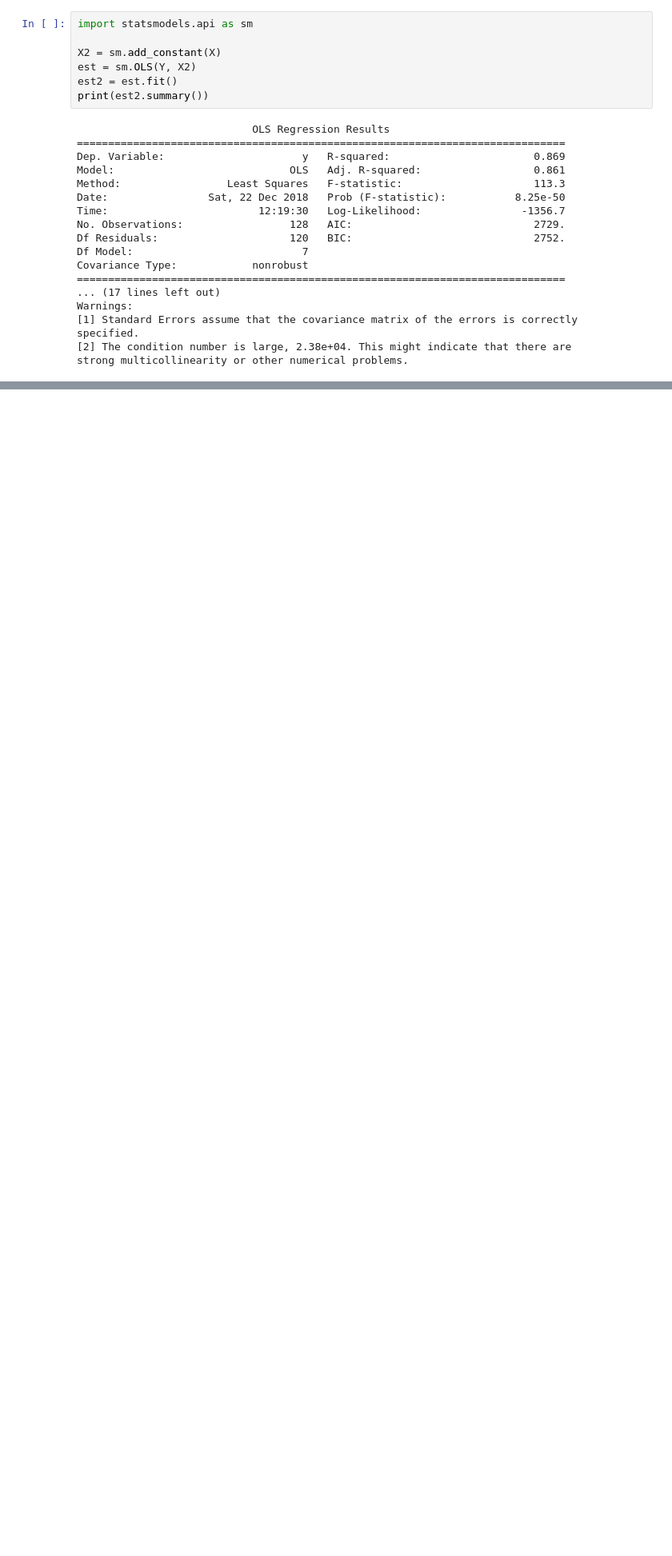
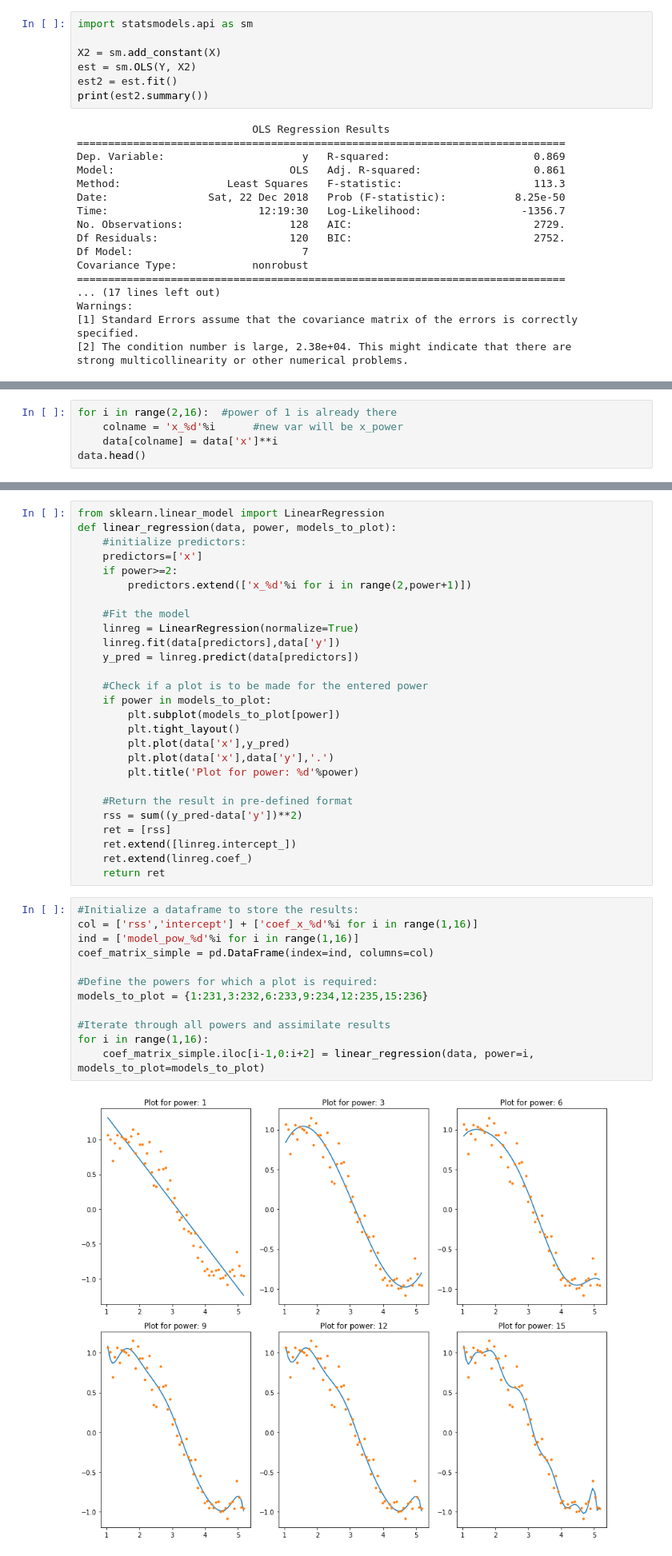
Before and after one commit to ywchiu/holintech, a Jupyter notebook: Demo20181222.ipynb, the cells around one changed output, grey strips where cells are left out. Shown: that part at 80% size. Drawn from its saved outputs; the diff is of its cells as text; blank space fills up the shorter version.

```diff
--- a/Demo20181222.ipynb
+++ b/Demo20181222.ipynb
@@ -194,0 +300,5 @@ strong multicollinearity or other numerical problems.
+# %%
+for i in range(2,16):  #power of 1 is already there
+    colname = 'x_%d'%i      #new var will be x_power
+    data[colname] = data['x']**i
+data.head()
@@ -194,0 +312,41 @@ strong multicollinearity or other numerical problems.
+# %%
+from sklearn.linear_model import LinearRegression
+def linear_regression(data, power, models_to_plot):
+    #initialize predictors:
+    predictors=['x']
+    if power>=2:
+        predictors.extend(['x_%d'%i for i in range(2,power+1)])
+
+    #Fit the model
+    linreg = LinearRegression(normalize=True)
+    linreg.fit(data[predictors],data['y'])
+    y_pred = linreg.predict(data[predictors])
+
+    #Check if a plot is to be made for the entered power
+    if power in models_to_plot:
+        plt.subplot(models_to_plot[power])
+        plt.tight_layout()
+        plt.plot(data['x'],y_pred)
+        plt.plot(data['x'],data['y'],'.')
+        plt.title('Plot for power: %d'%power)
+
+    #Return the result in pre-defined format
+    rss = sum((y_pred-data['y'])**2)
+    ret = [rss]
+    ret.extend([linreg.intercept_])
+    ret.extend(linreg.coef_)
+    return ret
+# %%
+#Initialize a dataframe to store the results:
+col = ['rss','intercept'] + ['coef_x_%d'%i for i in range(1,16)]
+ind = ['model_pow_%d'%i for i in range(1,16)]
+coef_matrix_simple = pd.DataFrame(index=ind, columns=col)
+
+#Define the powers for which a plot is required:
+models_to_plot = {1:231,3:232,6:233,9:234,12:235,15:236}
+
+#Iterate through all powers and assimilate results
+for i in range(1,16):
+    coef_matrix_simple.iloc[i-1,0:i+2] = linear_regression(data, power=i, models_to_plot=models_to_plot)
+# %% [output]
+[figure, added]
```
Also changed, not shown: parts of 20 cells of this notebook.
